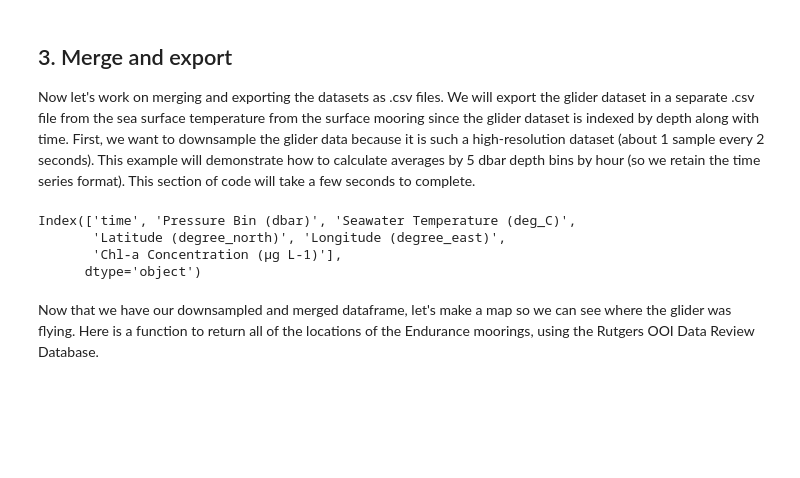
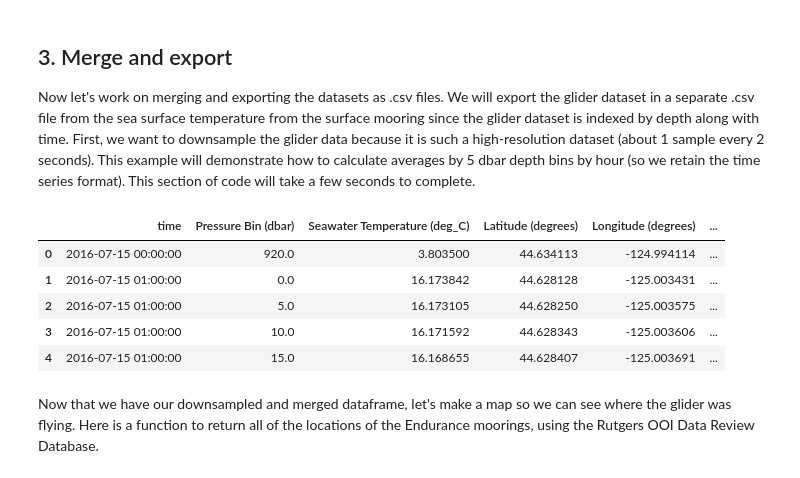
Before and after one commit to ooi-data-lab/nugget-notebooks, a Jupyter notebook: Theme2b_Endurance_coastal_upwelling.ipynb, the cells around one changed output. Drawn from its saved outputs; the diff is of its cells as text; code cells hidden in the pictures; blank space fills up the shorter version.

```diff
--- a/Theme2b_Endurance_coastal_upwelling.ipynb
+++ b/Theme2b_Endurance_coastal_upwelling.ipynb
@@ -280,24 +280,26 @@ FLORT_data_binned = FLORT_data.groupby(['time', 'Pressure Bin (dbar)']).mean()
 # %%
 # merge the two datasets on time and pressure bin, and make sure the resulting dataframe is sorted by time
 glider_data = pd.merge(CTD_data_binned, FLORT_data_binned, on=['time', 'Pressure Bin (dbar)'], how='outer').reset_index()
 glider_data = glider_data.sort_values(['time', 'Pressure Bin (dbar)'])
 glider_data = glider_data.drop(columns=['sci_water_pressure_dbar', 'int_ctd_pressure'])
 
 # rename the columns and add units
 glider_data = glider_data.rename(columns={'sci_water_temp': 'Seawater Temperature (deg_C)',
-                                          'm_gps_lat': 'Latitude ({})'.format(CTD_units['m_gps_lat'][0]),
-                                          'm_gps_lon': 'Longitude ({})'.format(CTD_units['m_gps_lon'][0]),
+                                          'lat': 'Latitude ({})'.format(CTD_units['lat'][0]),
+                                          'lon': 'Longitude ({})'.format(CTD_units['lon'][0]),
                                           'sci_flbbcd_chlor_units': 'Chl-a Concentration ({})'.format(FLORT_units['sci_flbbcd_chlor_units'][0])})
 # convert time from a object to a datetime
 glider_data['time'] = glider_data['time'].apply(lambda t: dt.datetime.strptime(t, '%Y-%m-%d %H'))
 
-# print the column names of the new merged dataframe
-print(glider_data.columns)
+# print the first few lines of the new merged dataframe
+glider_data.head()
 # %% [output]
-Index(['time', 'Pressure Bin (dbar)', 'Seawater Temperature (deg_C)',
-       'Latitude (degree_north)', 'Longitude (degree_east)',
-       'Chl-a Concentration (µg L-1)'],
-      dtype='object')
+|  | time | Pressure Bin (dbar) | Seawater Temperature (deg_C) | Latitude (degrees) | Longitude (degrees) | ... |
+| 0 | 2016-07-15 00:00:00 | 920.0 | 3.803500 | 44.634113 | -124.994114 | ... |
+| 1 | 2016-07-15 01:00:00 | 0.0 | 16.173842 | 44.628128 | -125.003431 | ... |
+| 2 | 2016-07-15 01:00:00 | 5.0 | 16.173105 | 44.628250 | -125.003575 | ... |
+| 3 | 2016-07-15 01:00:00 | 10.0 | 16.171592 | 44.628343 | -125.003606 | ... |
+| 4 | 2016-07-15 01:00:00 | 15.0 | 16.168655 | 44.628407 | -125.003691 | ... |
 # %% [markdown]
 Now that we have our downsampled and merged dataframe, let's make a map so we can see where the glider was flying. Here is a function to return all of the locations of the Endurance moorings, using the Rutgers OOI Data Review Database.
 # %%
```
Also changed, not shown: parts of 10 cells of this notebook.
